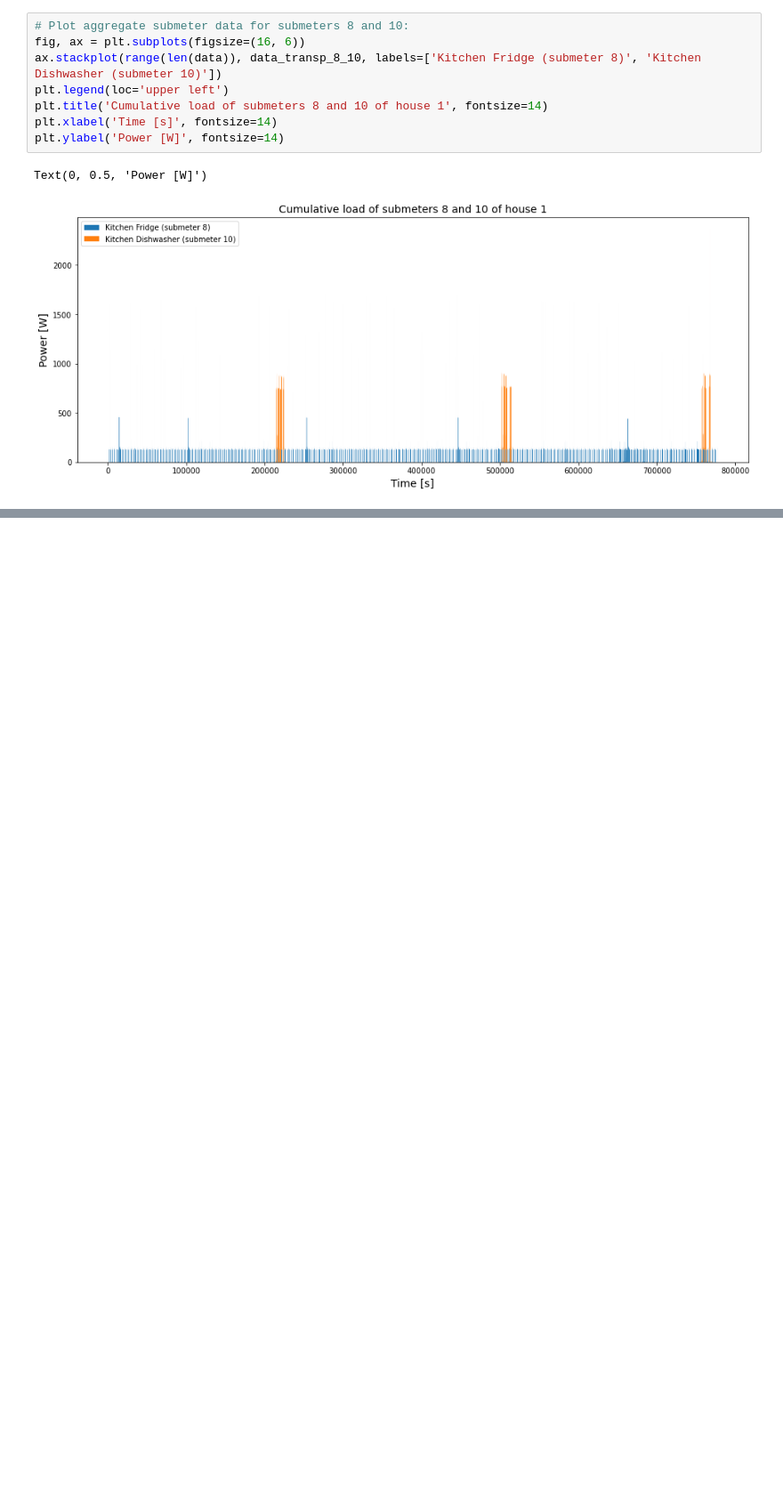
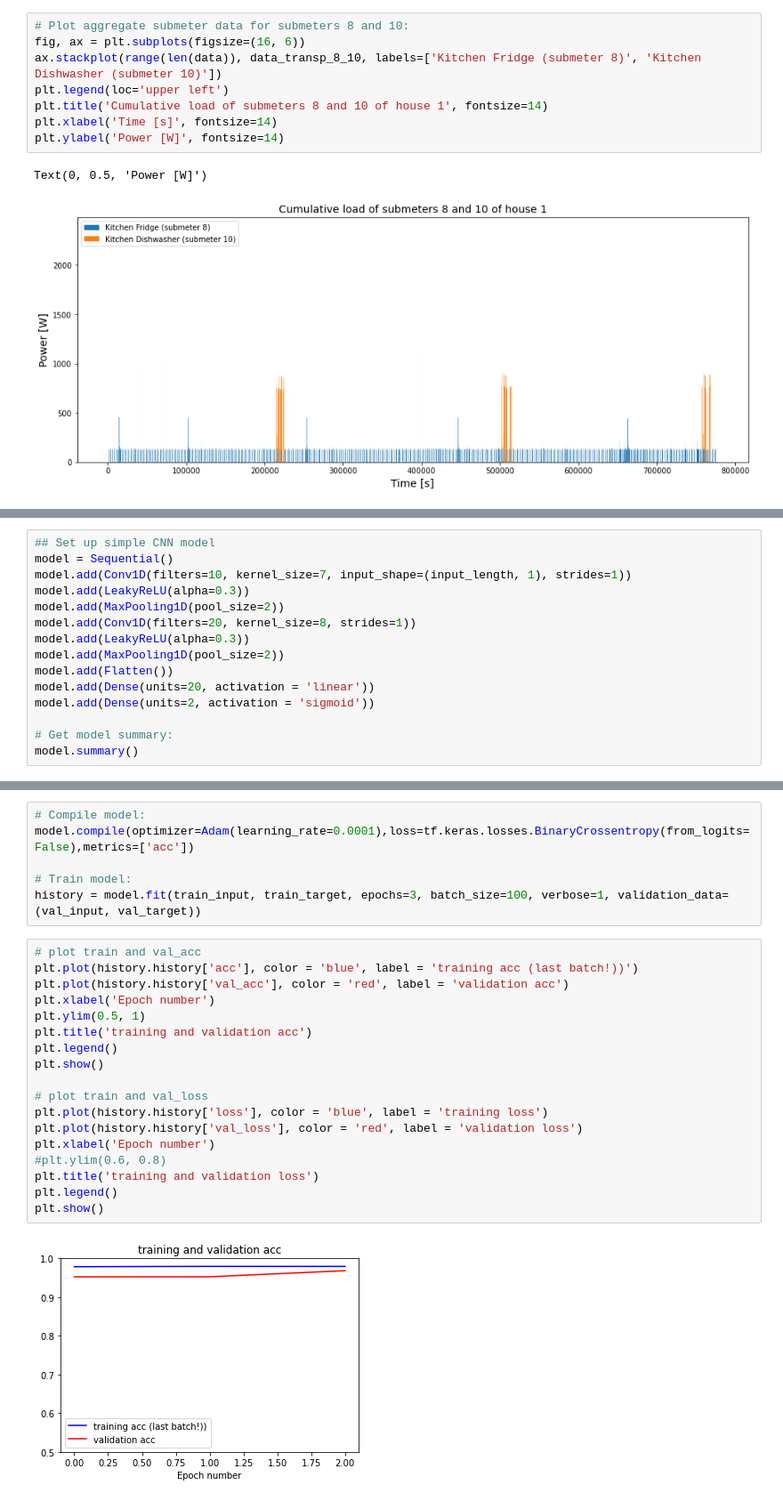
Before and after one commit to MarcoLandtHayen/NILM_NonIntrusiveLoadMonitoring, a Jupyter notebook: notebooks/01_NILM_RAEdataset.ipynb, the cells around one changed output, grey strips where cells are left out. Shown: that part at 89% size. Cells and saved outputs as stored; diff of their text form; blank space fills up the shorter version.

Commit message:
continued working on notebook 01: Managed to set up first simple CNN model.

```diff
--- a/notebooks/01_NILM_RAEdataset.ipynb
+++ b/notebooks/01_NILM_RAEdataset.ipynb
@@ -211,0 +273,15 @@ array([   0.,    0.,    0.,    0.,    0.,    0.,    0.,    0.,    0.,
+# %%
+## Set up simple CNN model
+model = Sequential()
+model.add(Conv1D(filters=10, kernel_size=7, input_shape=(input_length, 1), strides=1))
+model.add(LeakyReLU(alpha=0.3))
+model.add(MaxPooling1D(pool_size=2))
+model.add(Conv1D(filters=20, kernel_size=8, strides=1))
+model.add(LeakyReLU(alpha=0.3))
+model.add(MaxPooling1D(pool_size=2))
+model.add(Flatten())
+model.add(Dense(units=20, activation = 'linear'))
+model.add(Dense(units=2, activation = 'sigmoid'))
+
+# Get model summary:
+model.summary()
@@ -211,0 +306,26 @@ array([   0.,    0.,    0.,    0.,    0.,    0.,    0.,    0.,    0.,
+# %%
+# Compile model:
+model.compile(optimizer=Adam(learning_rate=0.0001),loss=tf.keras.losses.BinaryCrossentropy(from_logits=False),metrics=['acc'])
+
+# Train model:
+history = model.fit(train_input, train_target, epochs=3, batch_size=100, verbose=1, validation_data=(val_input, val_target))
+# %%
+# plot train and val_acc
+plt.plot(history.history['acc'], color = 'blue', label = 'training acc (last batch!))')
+plt.plot(history.history['val_acc'], color = 'red', label = 'validation acc')
+plt.xlabel('Epoch number')
+plt.ylim(0.5, 1)
+plt.title('training and validation acc')
+plt.legend()
+plt.show()
+
+# plot train and val_loss
+plt.plot(history.history['loss'], color = 'blue', label = 'training loss')
+plt.plot(history.history['val_loss'], color = 'red', label = 'validation loss')
+plt.xlabel('Epoch number')
+#plt.ylim(0.6, 0.8)
+plt.title('training and validation loss')
+plt.legend()
+plt.show()
+# %% [output]
+[figure, added]
```
Also changed, not shown: parts of 11 cells of this notebook.
